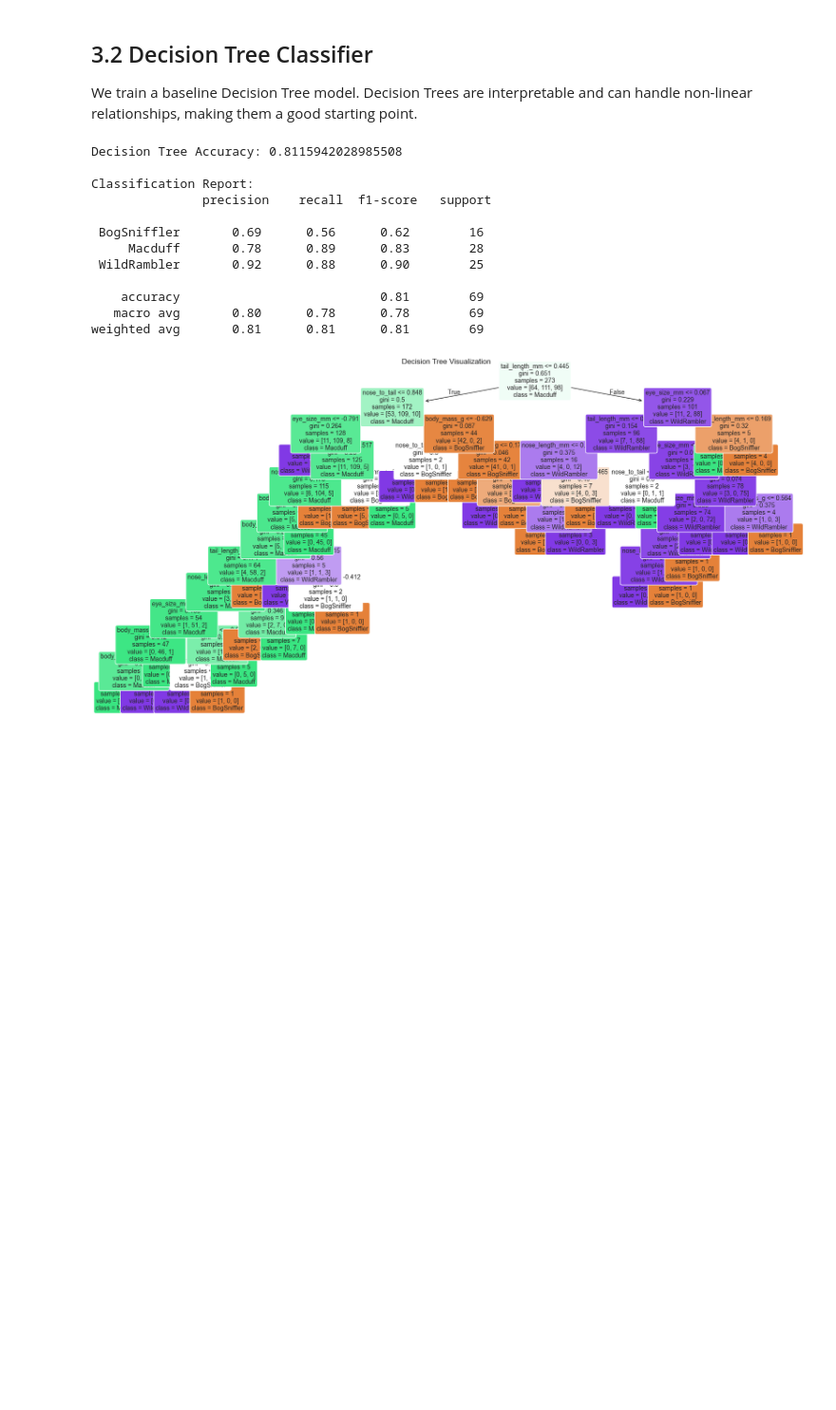
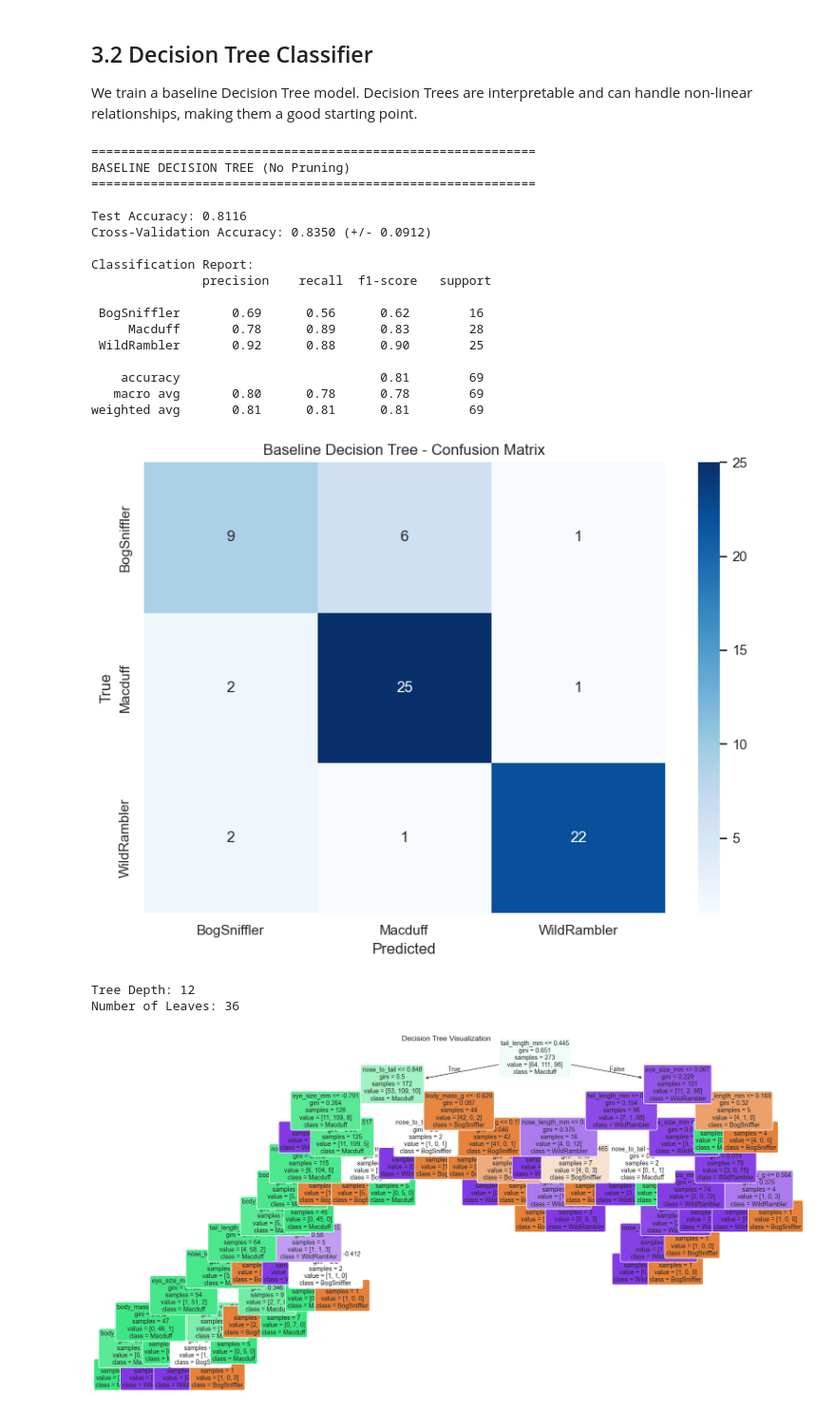
Before and after one commit to AhmedIkram05/haggis-predictive-modeling, a Jupyter notebook: ahmed-ikram.ipynb, the cells around one changed output. Shown at 95% size. Saved outputs shown, nothing was run; the diff lists cells and outputs as text; code cells hidden in the pictures; blank space fills up the shorter version.

```diff
--- a/ahmed-ikram.ipynb
+++ b/ahmed-ikram.ipynb
@@ -629,35 +629,66 @@ We train a baseline Decision Tree model. Decision Trees are interpretable and ca
 # %%
 from sklearn.tree import DecisionTreeClassifier
 from sklearn.metrics import accuracy_score, classification_report, confusion_matrix
+from sklearn.model_selection import cross_val_score
 
 # Create Pipeline
 dt_pipeline = Pipeline([
     ('preprocessor', preprocessor),
     ('classifier', DecisionTreeClassifier(random_state=42))
 ])
 
 # Fit model
 dt_pipeline.fit(X_train, y_train)
 
 # Predict
 y_pred_dt = dt_pipeline.predict(X_test)
 
+# Cross-validation score for baseline comparison
+cv_scores_baseline = cross_val_score(dt_pipeline, X_train, y_train, cv=5, scoring='accuracy')
+
 # Evaluate
-print("Decision Tree Accuracy:", accuracy_score(y_test, y_pred_dt))
+print("="*60)
+print("BASELINE DECISION TREE (No Pruning)")
+print("="*60)
+print(f"\nTest Accuracy: {accuracy_score(y_test, y_pred_dt):.4f}")
+print(f"Cross-Validation Accuracy: {cv_scores_baseline.mean():.4f} (+/- {cv_scores_baseline.std()*2:.4f})")
 print("\nClassification Report:\n", classification_report(y_test, y_pred_dt))
+
+# Baseline Confusion Matrix
+class_names = dt_pipeline.classes_
+plt.figure(figsize=(8, 6))
+cm = confusion_matrix(y_test, y_pred_dt)
+sns.heatmap(cm, annot=True, fmt='d', cmap='Blues',
+            xticklabels=class_names, yticklabels=class_names)
+plt.title('Baseline Decision Tree - Confusion Matrix')
+plt.xlabel('Predicted')
+plt.ylabel('True')
+plt.tight_layout()
+plt.show()
+
+print(f"\nTree Depth: {dt_pipeline.named_steps['classifier'].get_depth()}")
+print(f"Number of Leaves: {dt_pipeline.named_steps['classifier'].get_n_leaves()}")
 # %% [output]
-Decision Tree Accuracy: 0.8115942028985508
+============================================================
+BASELINE DECISION TREE (No Pruning)
+============================================================
+
+Test Accuracy: 0.8116
+Cross-Validation Accuracy: 0.8350 (+/- 0.0912)
 
 Classification Report:
                precision    recall  f1-score   support
 
  BogSniffler       0.69      0.56      0.62        16
      Macduff       0.78      0.89      0.83        28
  WildRambler       0.92      0.88      0.90        25
 
     accuracy                           0.81        69
    macro avg       0.80      0.78      0.78        69
 weighted avg       0.81      0.81      0.81        69
+[figure, added]
+Tree Depth: 12
+Number of Leaves: 36
 # %%
 # Visualize the Decision Tree
 from sklearn.tree import plot_tree
```
Also changed, not shown: parts of 25 cells of this notebook.
